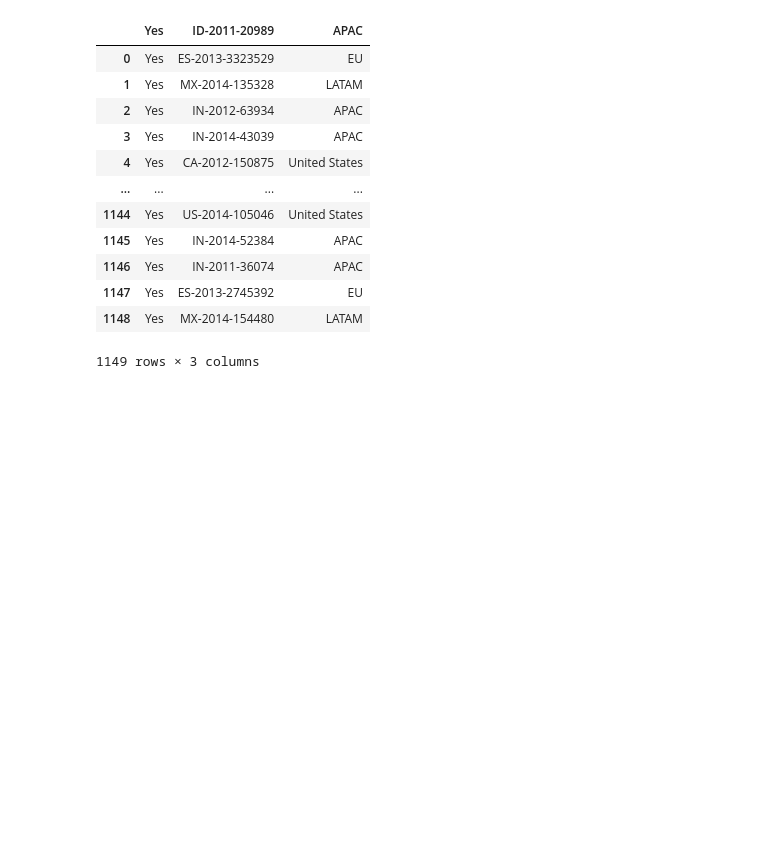
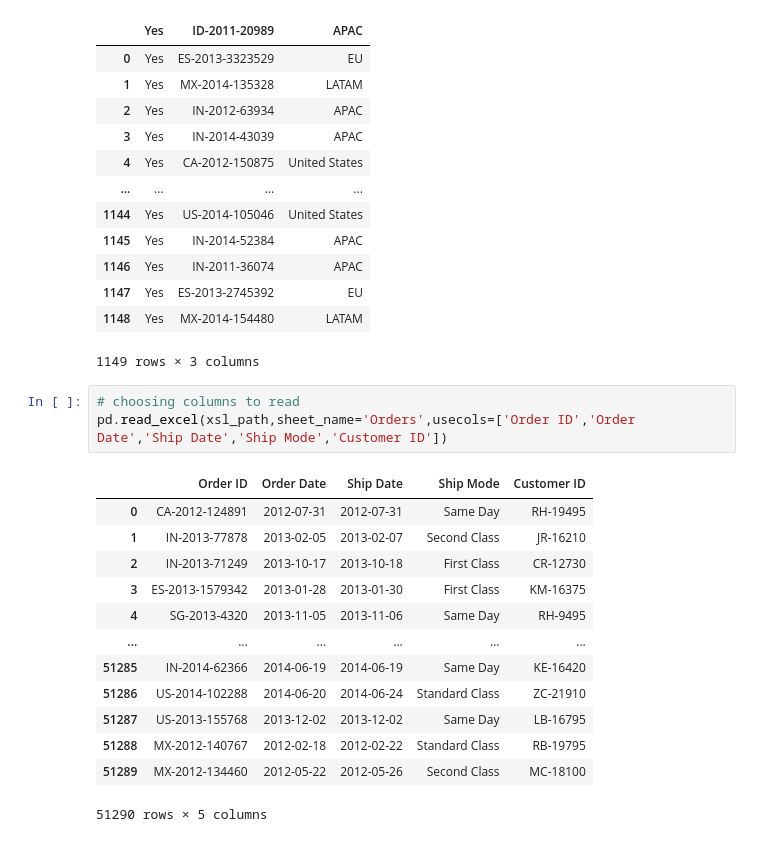
Before and after one commit to ashen007/pandas_data_analysis, a Jupyter notebook: v_2/c_1.ipynb, the cells around one changed output. Cells and saved outputs as stored; diff of their text form; blank space fills up the shorter version.

Commit message:
read excel - choose columns to read

```diff
--- a/v_2/c_1.ipynb
+++ b/v_2/c_1.ipynb
@@ -188,3 +188,20 @@ pd.read_excel(xsl_path,skiprows=12,skipfooter=12,sheet_name='Returns')
 | 1147 | Yes | ES-2013-2745392 | EU |
 | 1148 | Yes | MX-2014-154480 | LATAM |
 1149 rows × 3 columns
+# %%
+# choosing columns to read
+pd.read_excel(xsl_path,sheet_name='Orders',usecols=['Order ID','Order Date','Ship Date','Ship Mode','Customer ID'])
+# %% [output]
+|  | Order ID | Order Date | Ship Date | Ship Mode | Customer ID |
+| 0 | CA-2012-124891 | 2012-07-31 | 2012-07-31 | Same Day | RH-19495 |
+| 1 | IN-2013-77878 | 2013-02-05 | 2013-02-07 | Second Class | JR-16210 |
+| 2 | IN-2013-71249 | 2013-10-17 | 2013-10-18 | First Class | CR-12730 |
+| 3 | ES-2013-1579342 | 2013-01-28 | 2013-01-30 | First Class | KM-16375 |
+| 4 | SG-2013-4320 | 2013-11-05 | 2013-11-06 | Same Day | RH-9495 |
+| ... | ... | ... | ... | ... | ... |
+| 51285 | IN-2014-62366 | 2014-06-19 | 2014-06-19 | Same Day | KE-16420 |
+| 51286 | US-2014-102288 | 2014-06-20 | 2014-06-24 | Standard Class | ZC-21910 |
+| 51287 | US-2013-155768 | 2013-12-02 | 2013-12-02 | Same Day | LB-16795 |
+| 51288 | MX-2012-140767 | 2012-02-18 | 2012-02-22 | Standard Class | RB-19795 |
+| 51289 | MX-2012-134460 | 2012-05-22 | 2012-05-26 | Second Class | MC-18100 |
+51290 rows × 5 columns
```
